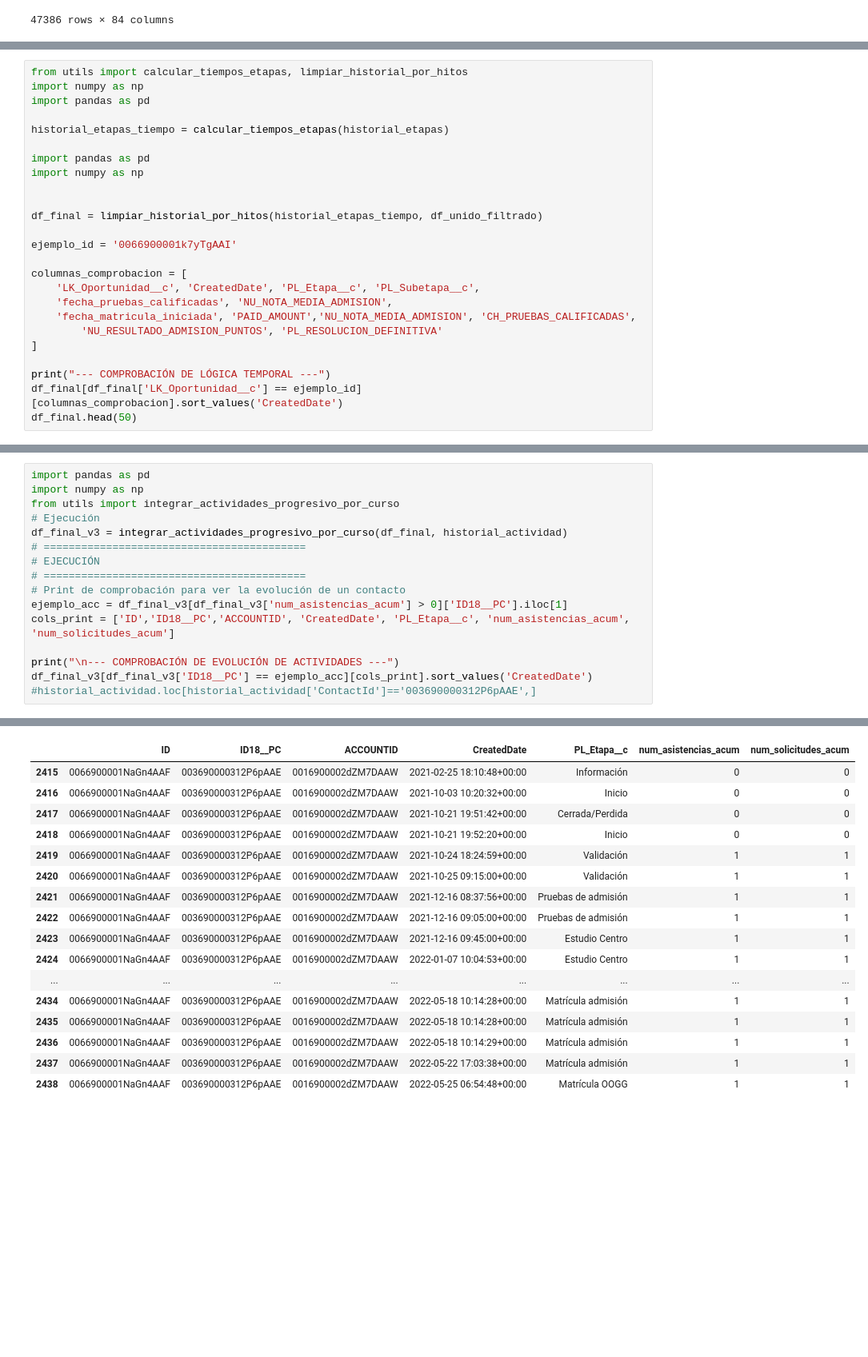
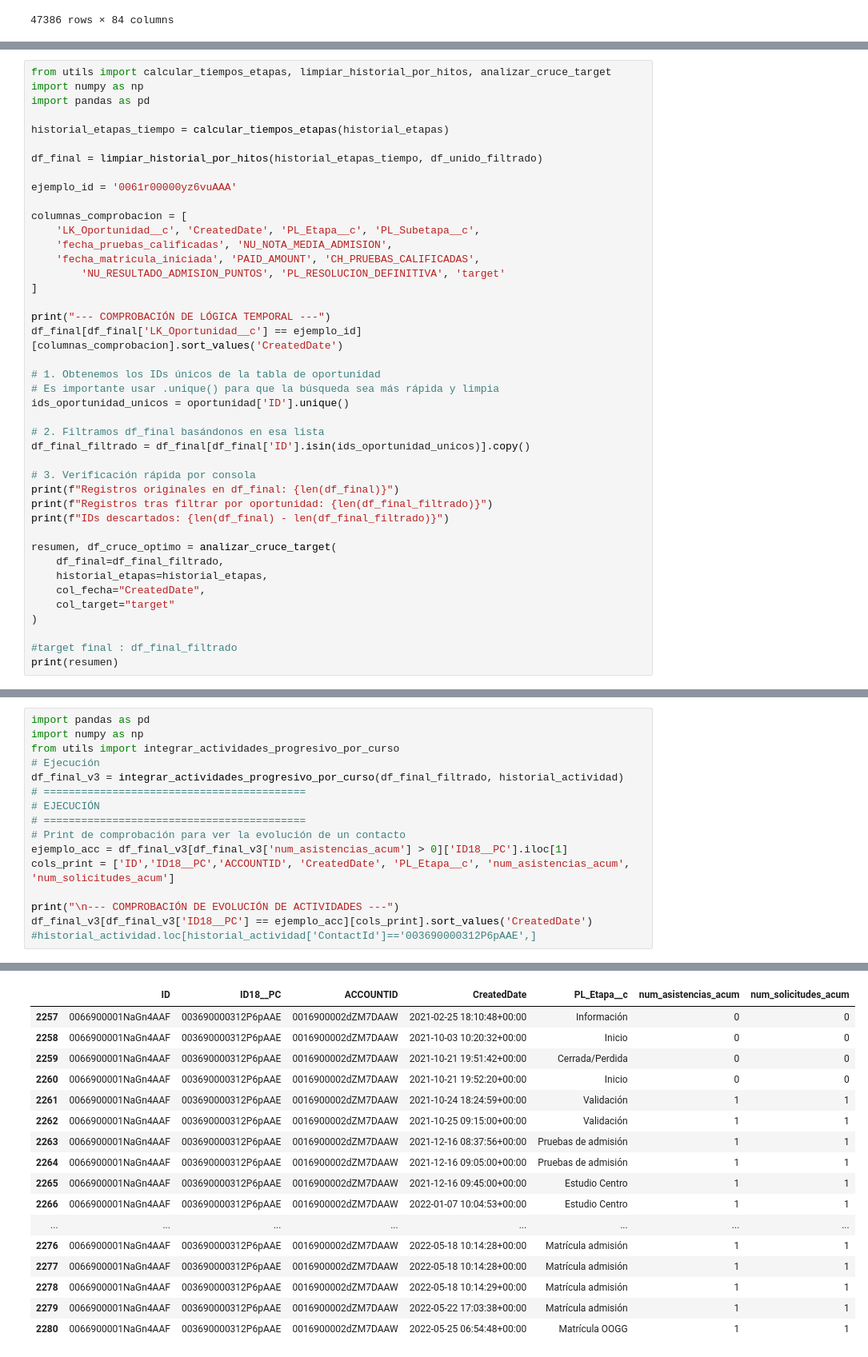
Before and after one commit to MiguelHernandezCorral/UNAV, a Jupyter notebook: notebooks/01_Limpieza copy.ipynb, the cells around one changed output, grey strips where cells are left out. Shown at 80% size. Saved outputs shown, nothing was run; the diff lists cells and outputs as text; blank space fills up the shorter version.

```diff
--- a/notebooks/01_Limpieza copy.ipynb
+++ b/notebooks/01_Limpieza copy.ipynb
@@ -421,27 +437,44 @@ Targets nulos tras filtrar historial: 0
 # %%
-from utils import calcular_tiempos_etapas, limpiar_historial_por_hitos
+from utils import calcular_tiempos_etapas, limpiar_historial_por_hitos, analizar_cruce_target
 import numpy as np
 import pandas as pd
 
 historial_etapas_tiempo = calcular_tiempos_etapas(historial_etapas)
 
-import pandas as pd
-import numpy as np
-
-
 df_final = limpiar_historial_por_hitos(historial_etapas_tiempo, df_unido_filtrado)
 
-ejemplo_id = '0066900001k7yTgAAI'
+ejemplo_id = '0061r00000yz6vuAAA'
 
 columnas_comprobacion = [
     'LK_Oportunidad__c', 'CreatedDate', 'PL_Etapa__c', 'PL_Subetapa__c',
     'fecha_pruebas_calificadas', 'NU_NOTA_MEDIA_ADMISION',
-    'fecha_matricula_iniciada', 'PAID_AMOUNT','NU_NOTA_MEDIA_ADMISION', 'CH_PRUEBAS_CALIFICADAS',
-        'NU_RESULTADO_ADMISION_PUNTOS', 'PL_RESOLUCION_DEFINITIVA'
+    'fecha_matricula_iniciada', 'PAID_AMOUNT', 'CH_PRUEBAS_CALIFICADAS',
+        'NU_RESULTADO_ADMISION_PUNTOS', 'PL_RESOLUCION_DEFINITIVA', 'target'
 ]
 
 print("--- COMPROBACIÓN DE LÓGICA TEMPORAL ---")
 df_final[df_final['LK_Oportunidad__c'] == ejemplo_id][columnas_comprobacion].sort_values('CreatedDate')
-df_final.head(50)
+
+# 1. Obtenemos los IDs únicos de la tabla de oportunidad
+# Es importante usar .unique() para que la búsqueda sea más rápida y limpia
+ids_oportunidad_unicos = oportunidad['ID'].unique()
+
+# 2. Filtramos df_final basándonos en esa lista
+df_final_filtrado = df_final[df_final['ID'].isin(ids_oportunidad_unicos)].copy()
+
+# 3. Verificación rápida por consola
+print(f"Registros originales en df_final: {len(df_final)}")
+print(f"Registros tras filtrar por oportunidad: {len(df_final_filtrado)}")
+print(f"IDs descartados: {len(df_final) - len(df_final_filtrado)}")
+
+resumen, df_cruce_optimo = analizar_cruce_target(
+    df_final=df_final_filtrado,
+    historial_etapas=historial_etapas,
+    col_fecha="CreatedDate",
+    col_target="target"
+)
+
+#target final : df_final_filtrado
+print(resumen)
 # %% [output]
 --- COMPROBACIÓN DE LÓGICA TEMPORAL ---
@@ -468,7 +494,7 @@ import pandas as pd
 import numpy as np
 from utils import integrar_actividades_progresivo_por_curso
 # Ejecución
-df_final_v3 = integrar_actividades_progresivo_por_curso(df_final, historial_actividad)
+df_final_v3 = integrar_actividades_progresivo_por_curso(df_final_filtrado, historial_actividad)
 # ==========================================
 # EJECUCIÓN
 # ==========================================
@@ -484,27 +510,27 @@ Procesando 540839 filas con lógica de curso y progresión temporal...
 Cruzando datos por ID18__PC y Curso Académico...
 Aplicando filtro temporal progresivo...
 Agrupando resultados...
 Consolidando en el DataFrame maestro...
 ✅ Proceso completado.
 
 --- COMPROBACIÓN DE EVOLUCIÓN DE ACTIVIDADES ---
 |  | ID | ID18__PC | ACCOUNTID | CreatedDate | PL_Etapa__c | num_asistencias_acum | num_solicitudes_acum |
-| 2415 | 0066900001NaGn4AAF | 003690000312P6pAAE | 0016900002dZM7DAAW | 2021-02-25 18:10:48+00:00 | Información | 0 | 0 |
-| 2416 | 0066900001NaGn4AAF | 003690000312P6pAAE | 0016900002dZM7DAAW | 2021-10-03 10:20:32+00:00 | Inicio | 0 | 0 |
-| 2417 | 0066900001NaGn4AAF | 003690000312P6pAAE | 0016900002dZM7DAAW | 2021-10-21 19:51:42+00:00 | Cerrada/Perdida | 0 | 0 |
-| 2418 | 0066900001NaGn4AAF | 003690000312P6pAAE | 0016900002dZM7DAAW | 2021-10-21 19:52:20+00:00 | Inicio | 0 | 0 |
-| 2419 | 0066900001NaGn4AAF | 003690000312P6pAAE | 0016900002dZM7DAAW | 2021-10-24 18:24:59+00:00 | Validación | 1 | 1 |
-| 2420 | 0066900001NaGn4AAF | 003690000312P6pAAE | 0016900002dZM7DAAW | 2021-10-25 09:15:00+00:00 | Validación | 1 | 1 |
-| 2421 | 0066900001NaGn4AAF | 003690000312P6pAAE | 0016900002dZM7DAAW | 2021-12-16 08:37:56+00:00 | Pruebas de admisión | 1 | 1 |
-| 2422 | 0066900001NaGn4AAF | 003690000312P6pAAE | 0016900002dZM7DAAW | 2021-12-16 09:05:00+00:00 | Pruebas de admisión | 1 | 1 |
-| 2423 | 0066900001NaGn4AAF | 003690000312P6pAAE | 0016900002dZM7DAAW | 2021-12-16 09:45:00+00:00 | Estudio Centro | 1 | 1 |
-| 2424 | 0066900001NaGn4AAF | 003690000312P6pAAE | 0016900002dZM7DAAW | 2022-01-07 10:04:53+00:00 | Estudio Centro | 1 | 1 |
+| 2257 | 0066900001NaGn4AAF | 003690000312P6pAAE | 0016900002dZM7DAAW | 2021-02-25 18:10:48+00:00 | Información | 0 | 0 |
+| 2258 | 0066900001NaGn4AAF | 003690000312P6pAAE | 0016900002dZM7DAAW | 2021-10-03 10:20:32+00:00 | Inicio | 0 | 0 |
+| 2259 | 0066900001NaGn4AAF | 003690000312P6pAAE | 0016900002dZM7DAAW | 2021-10-21 19:51:42+00:00 | Cerrada/Perdida | 0 | 0 |
+| 2260 | 0066900001NaGn4AAF | 003690000312P6pAAE | 0016900002dZM7DAAW | 2021-10-21 19:52:20+00:00 | Inicio | 0 | 0 |
+| 2261 | 0066900001NaGn4AAF | 003690000312P6pAAE | 0016900002dZM7DAAW | 2021-10-24 18:24:59+00:00 | Validación | 1 | 1 |
+| 2262 | 0066900001NaGn4AAF | 003690000312P6pAAE | 0016900002dZM7DAAW | 2021-10-25 09:15:00+00:00 | Validación | 1 | 1 |
+| 2263 | 0066900001NaGn4AAF | 003690000312P6pAAE | 0016900002dZM7DAAW | 2021-12-16 08:37:56+00:00 | Pruebas de admisión | 1 | 1 |
+| 2264 | 0066900001NaGn4AAF | 003690000312P6pAAE | 0016900002dZM7DAAW | 2021-12-16 09:05:00+00:00 | Pruebas de admisión | 1 | 1 |
+| 2265 | 0066900001NaGn4AAF | 003690000312P6pAAE | 0016900002dZM7DAAW | 2021-12-16 09:45:00+00:00 | Estudio Centro | 1 | 1 |
+| 2266 | 0066900001NaGn4AAF | 003690000312P6pAAE | 0016900002dZM7DAAW | 2022-01-07 10:04:53+00:00 | Estudio Centro | 1 | 1 |
 | ... | ... | ... | ... | ... | ... | ... | ... |
-| 2434 | 0066900001NaGn4AAF | 003690000312P6pAAE | 0016900002dZM7DAAW | 2022-05-18 10:14:28+00:00 | Matrícula admisión | 1 | 1 |
-| 2435 | 0066900001NaGn4AAF | 003690000312P6pAAE | 0016900002dZM7DAAW | 2022-05-18 10:14:28+00:00 | Matrícula admisión | 1 | 1 |
-| 2436 | 0066900001NaGn4AAF | 003690000312P6pAAE | 0016900002dZM7DAAW | 2022-05-18 10:14:29+00:00 | Matrícula admisión | 1 | 1 |
-| 2437 | 0066900001NaGn4AAF | 003690000312P6pAAE | 0016900002dZM7DAAW | 2022-05-22 17:03:38+00:00 | Matrícula admisión | 1 | 1 |
-| 2438 | 0066900001NaGn4AAF | 003690000312P6pAAE | 0016900002dZM7DAAW | 2022-05-25 06:54:48+00:00 | Matrícula OOGG | 1 | 1 |
+| 2276 | 0066900001NaGn4AAF | 003690000312P6pAAE | 0016900002dZM7DAAW | 2022-05-18 10:14:28+00:00 | Matrícula admisión | 1 | 1 |
+| 2277 | 0066900001NaGn4AAF | 003690000312P6pAAE | 0016900002dZM7DAAW | 2022-05-18 10:14:28+00:00 | Matrícula admisión | 1 | 1 |
+| 2278 | 0066900001NaGn4AAF | 003690000312P6pAAE | 0016900002dZM7DAAW | 2022-05-18 10:14:29+00:00 | Matrícula admisión | 1 | 1 |
+| 2279 | 0066900001NaGn4AAF | 003690000312P6pAAE | 0016900002dZM7DAAW | 2022-05-22 17:03:38+00:00 | Matrícula admisión | 1 | 1 |
+| 2280 | 0066900001NaGn4AAF | 003690000312P6pAAE | 0016900002dZM7DAAW | 2022-05-25 06:54:48+00:00 | Matrícula OOGG | 1 | 1 |
 # %%
 # ===============================
 # 3. GUARDAR EXCEL LIMPIO
```
Also changed, not shown: parts of 4 cells of this notebook, 1 other file.
